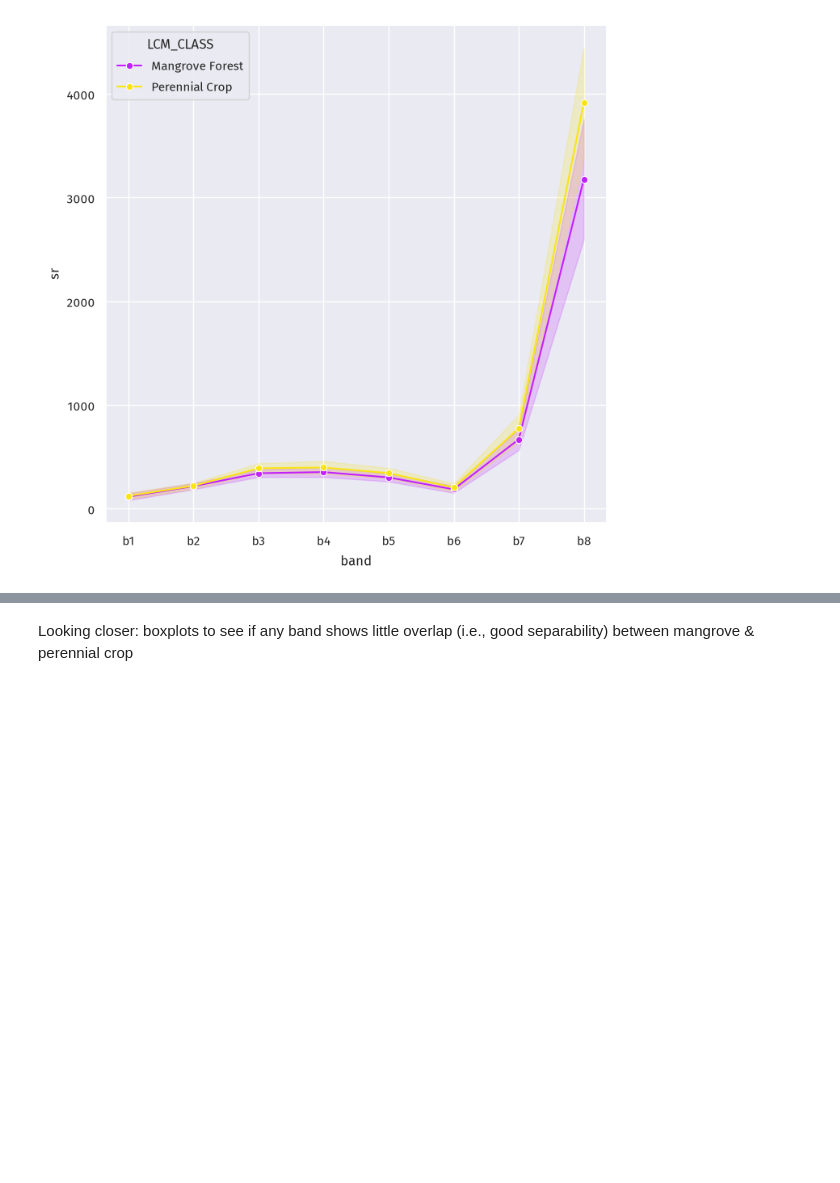
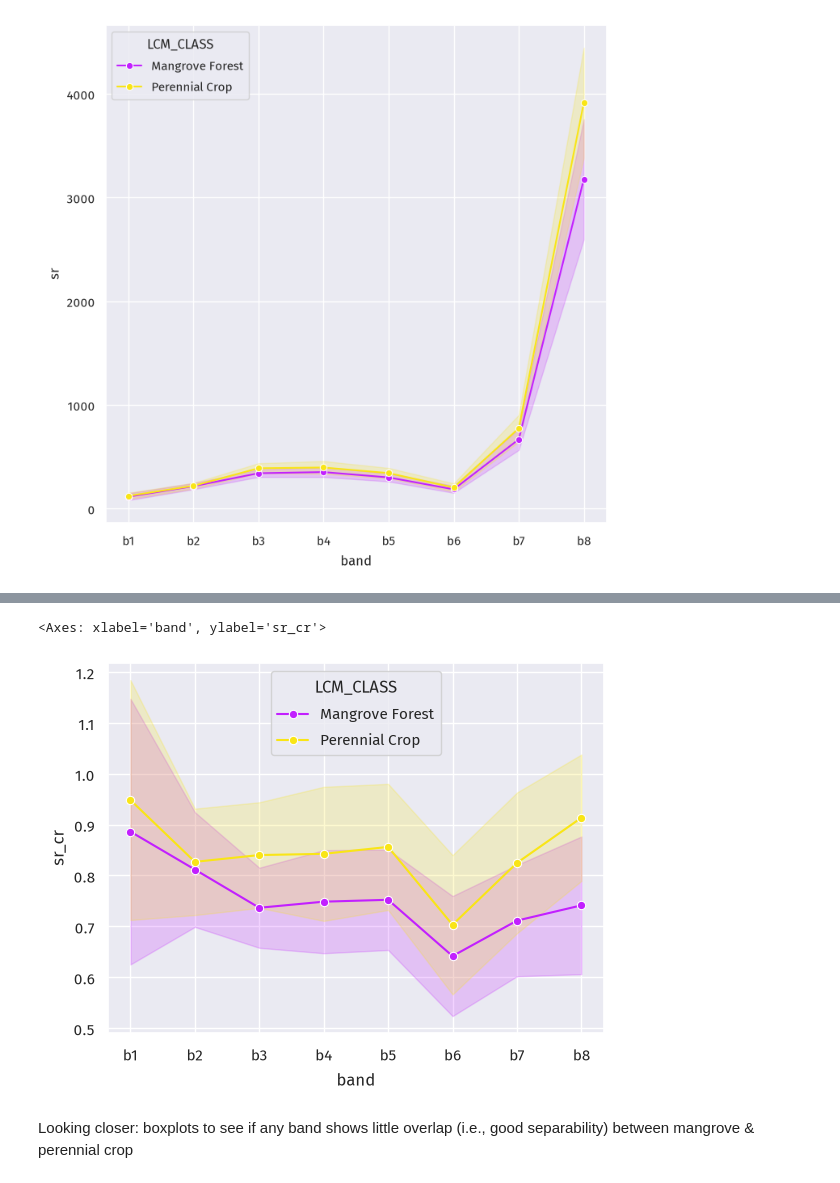
Before and after one commit to jeromemaiquez/gms-ir-mangrove-seagrass-surigao, a Jupyter notebook: main.ipynb, the cells around one changed output, grey strips where cells are left out. Saved outputs shown, nothing was run; the diff lists cells and outputs as text; code cells hidden in the pictures; blank space fills up the shorter version.

```diff
--- a/main.ipynb
+++ b/main.ipynb
@@ -102,3 +103,14 @@ ax = plot.spectral_signature(
 ax.figure.set_size_inches(8, 8)
 # %% [output]
 [figure]
+# %%
+# Testing continuum-removal: original reflectance values per band divided by max
+# Eliminates variations in overall brightness & albedo + topographic slope effects
+# Inspired by this study: https://doi.org/10.1080/2150704X.2016.1195935
+df_bands_cr = df_bands.copy(deep=True)
+
+for band in band_names:
+    max_class_mean_sr = df_bands_cr.groupby('LCM_CLASS')[band].agg('mean').max()
+    df_bands_cr[band] = df_bands_cr[band] / max_class_mean_sr
+
+df_bands_cr.head()
@@ -105,3 +124,21 @@ ax.figure.set_size_inches(8, 8)
+# %%
+df_bands_cr_melt = df_bands_cr.melt(
+    id_vars='LCM_CLASS',
+    value_vars=band_names,
+    value_name='sr_cr',
+    var_name='band'
+)
+
+plot.spectral_signature(
+    df_bands_cr_melt,
+    category_column='LCM_CLASS',
+    value_column='sr_cr',
+    band_column='band',
+    cats_compared=dense_veg_classes
+)
+# %% [output]
+<Axes: xlabel='band', ylabel='sr_cr'>
+[figure, added]
 # %% [markdown]
 Looking closer: boxplots to see if any band shows little overlap (i.e., good separability) between mangrove & perennial crop
 # %%
```
Also changed, not shown: parts of 6 cells of this notebook, 4 other files.
